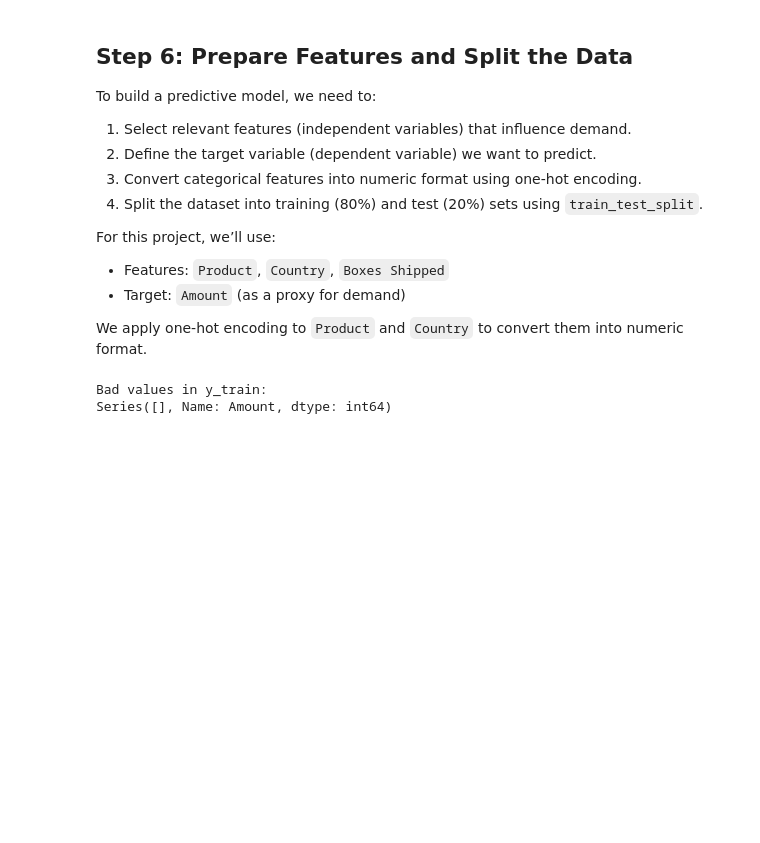
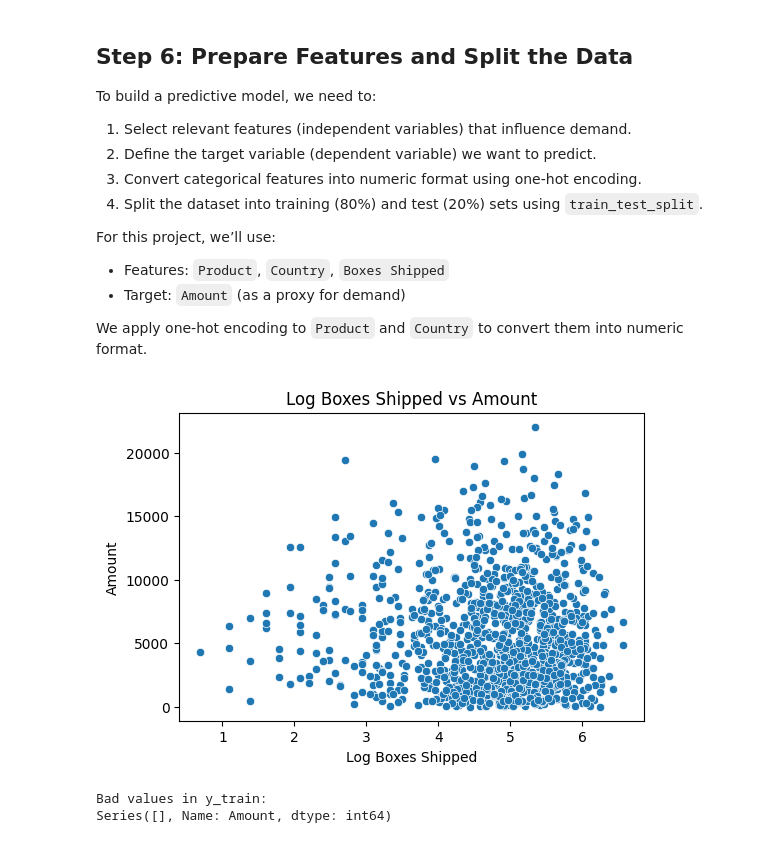
Before and after one commit to Kiruthikaa2512/ml-course-projects, a Jupyter notebook: notebooks/lab1_chocolate_sales.ipynb, the cells around one changed output. Saved outputs shown, nothing was run; the diff lists cells and outputs as text; code cells hidden in the pictures; blank space fills up the shorter version.

```diff
--- a/notebooks/lab1_chocolate_sales.ipynb
+++ b/notebooks/lab1_chocolate_sales.ipynb
@@ -193,14 +201,24 @@ We apply one-hot encoding to `Product` and `Country` to convert them into numeri
 # %%
 # Step 6: Prepare features and target
 features = df[['Product Category', 'Country', 'Log Boxes Shipped']]
 target = df['Amount']
 
 # One-hot encode categorical features
 features_encoded = pd.get_dummies(features, columns=['Product Category', 'Country'])
 
 # Split the data
 from sklearn.model_selection import train_test_split
 X_train, X_test, y_train, y_test = train_test_split(features_encoded, target, test_size=0.2, random_state=42)
+
+### Scatter Plot: Log Boxes Shipped vs Amount
+plt.figure(figsize=(6, 4))
+sns.scatterplot(x='Log Boxes Shipped', y='Amount', data=df)
+plt.title("Log Boxes Shipped vs Amount")
+plt.xlabel("Log Boxes Shipped")
+plt.ylabel("Amount")
+plt.show()
+# %% [output]
+[figure, added]
 # %%
 # Check for bad values in y_train
 bad_y = y_train[~y_train.apply(lambda x: isinstance(x, (int, float)))]
```
Also changed, not shown: parts of 2 cells of this notebook, 1 other file.
